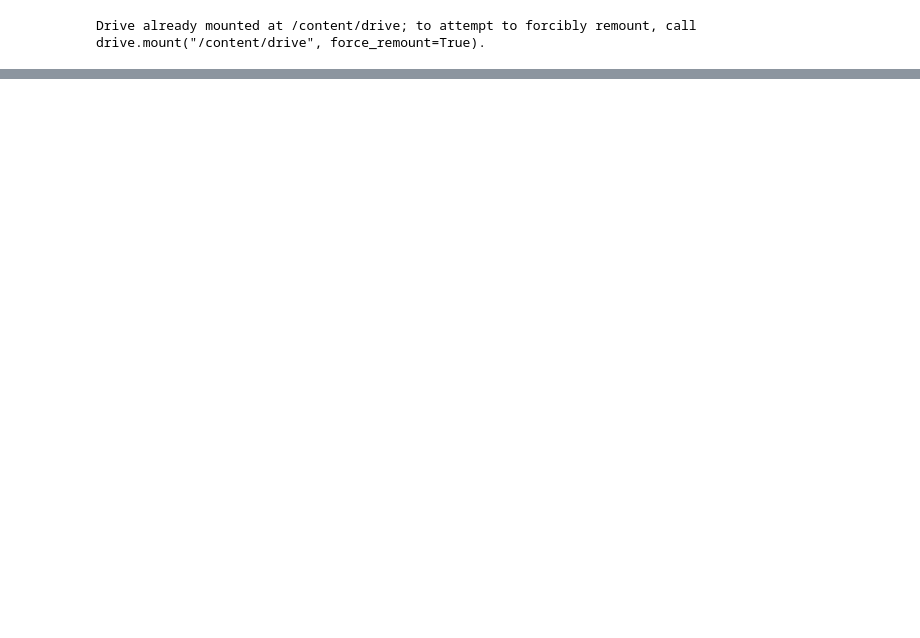
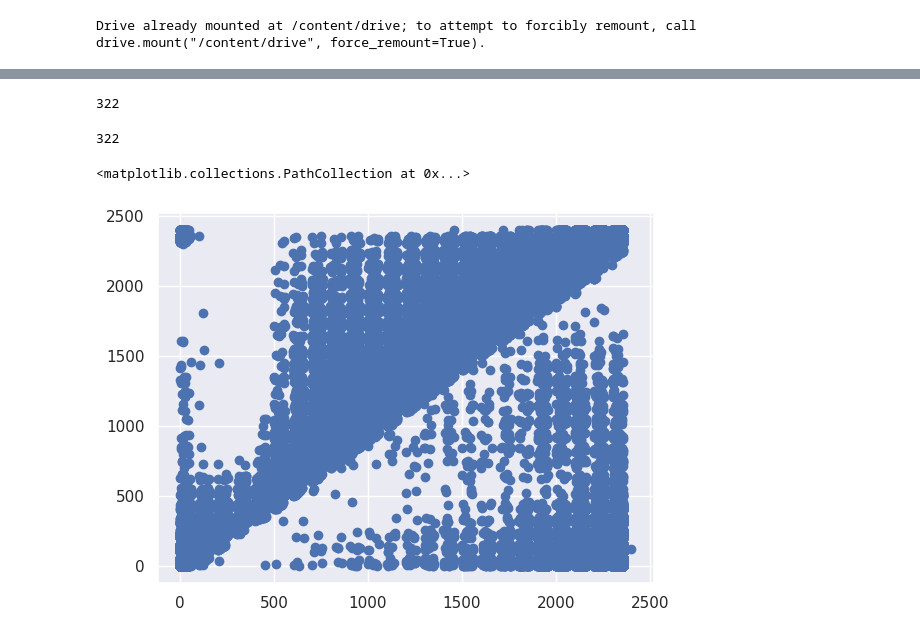
Before and after one commit to lukaszek358/SDA, a Jupyter notebook: projekt_końcowy.ipynb, the cells around one changed output, grey strips where cells are left out. Cells and saved outputs as stored; diff of their text form; code cells hidden in the pictures; blank space fills up the shorter version.

```diff
--- a/projekt_końcowy.ipynb
+++ b/projekt_końcowy.ipynb
@@ -26 +33,9 @@ raw_flights.head()
+# %%
+len(airports.IATA_CODE.unique())
+# %% [output]
+322
+# %%
+len(merged_flights.DESTINATION_AIRPORT.unique())
+# %% [output]
+322
 # %%
@@ -29,4 +44,10 @@ raw_flights = raw_flights.rename(columns=str.lower)
 raw_flights['date'] = pd.to_datetime(raw_flights[['year','month', 'day']], format='%Y-%m-%d')
 first_column = raw_flights.pop('date')
 raw_flights.insert(0, 'date', first_column)
+# %%
+sns.set()
+plt.scatter(x = raw_flights.scheduled_arrival, y = raw_flights.arrival_time)
+# %% [output]
+<matplotlib.collections.PathCollection at 0x...>
+[figure, added]
 # %%
```
Also changed, not shown: parts of 41 cells of this notebook.
